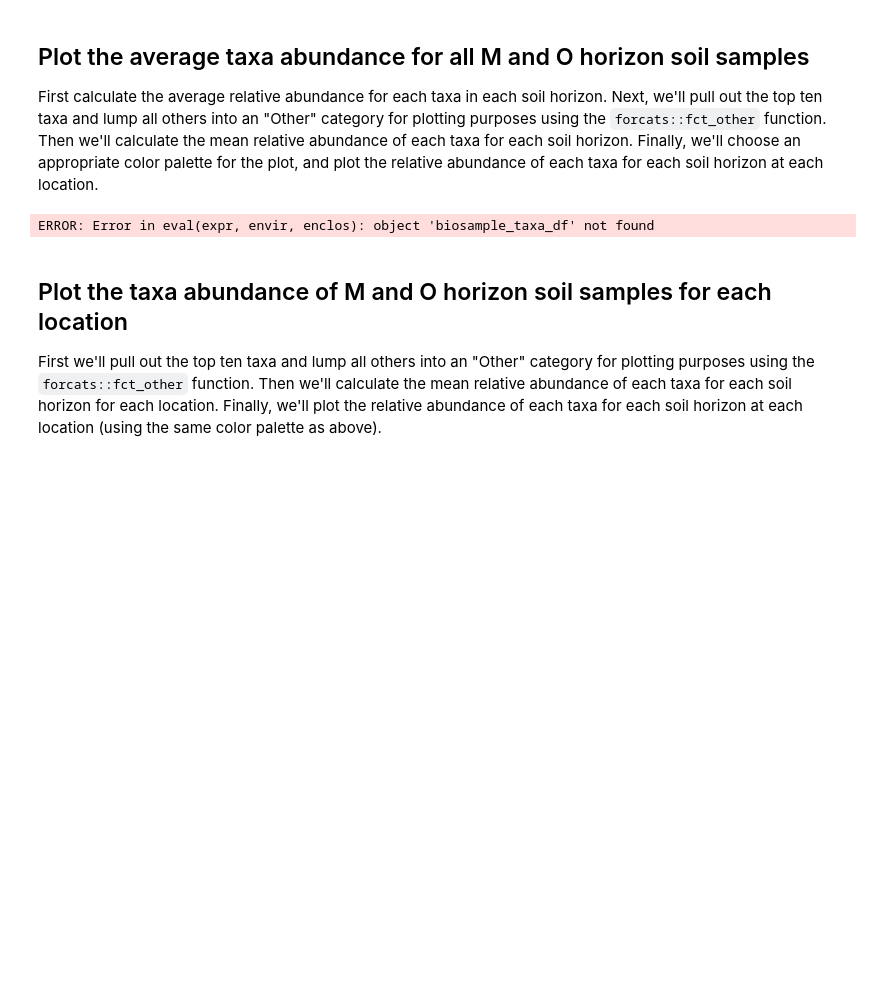
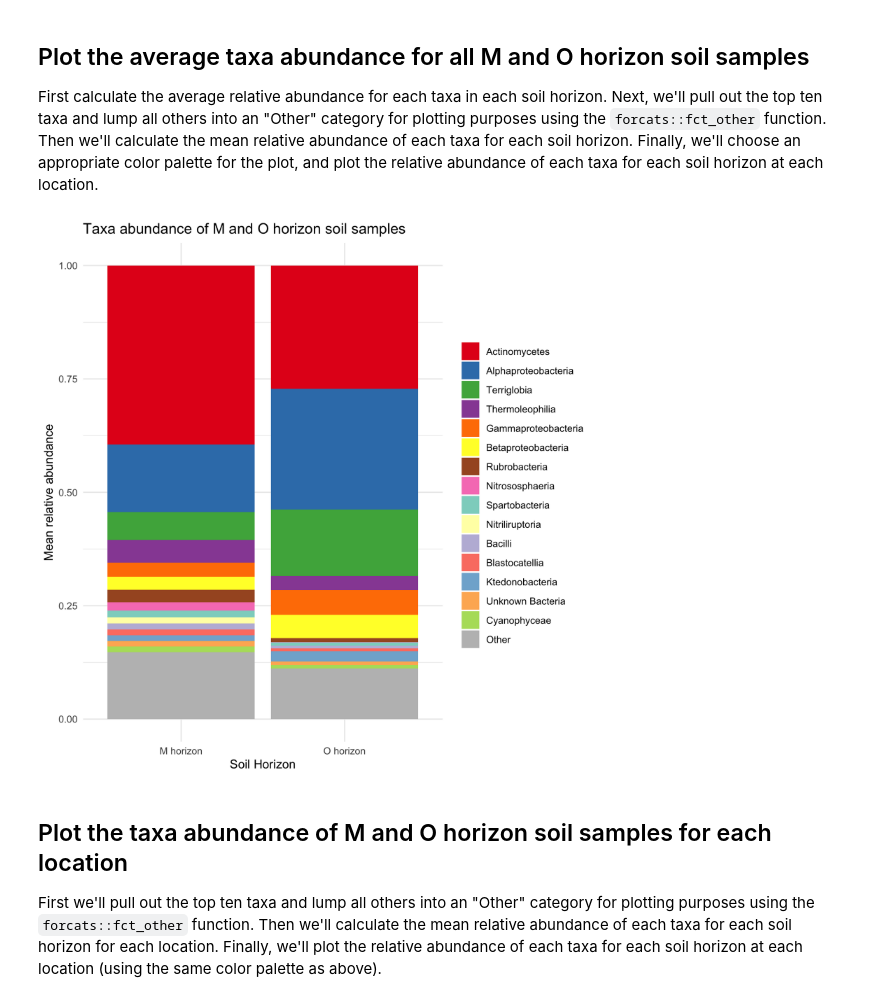
Before and after one commit to microbiomedata/nmdc_notebooks, a Jupyter notebook: taxonomic_dist_by_soil_layer/R/taxonomic_dist_soil_layer_R.ipynb, the cells around one changed output. Cells and saved outputs as stored; diff of their text form; code cells hidden in the pictures; blank space fills up the shorter version.

```diff
--- a/taxonomic_dist_by_soil_layer/R/taxonomic_dist_soil_layer_R.ipynb
+++ b/taxonomic_dist_by_soil_layer/R/taxonomic_dist_soil_layer_R.ipynb
@@ -201,0 +252,4 @@ head(extraction_df)
+# %%
+biosample_df4 <- biosample_df3 %>%
+    left_join(extraction_df, by = join_by(processed_sample_id))
+head(biosample_df4)
@@ -347,6 +483,6 @@ ERROR: Error in eval(expr, envir, enclos): object 'biosample_df8' not found
 Merge the metagenome annotation data with the biosample, pooling, processed sample, extraction, processed sample, library preparation, processed sample, omics processing, and processed sample data
 # %%
 biosample_df9 <- biosample_df8 %>%
-    left_join(metagenome_annotation_df, by = join_by(omics_processing_id))
+    left_join(metagenome_annotation_df, by = join_by(omics_processing_id), relationship = "many-to-many")
 head(biosample_df9)
 # %% [output]
@@ -409,7 +581,7 @@ A snippet of the TSV file we need to iterate over to get the taxa abundance for
 url <- biosample_df_final$url[1]
 
 # Read the TSV file
-contig_taxa_df <- read_tsv(url, col_names = FALSE)
+contig_taxa_df <- read_tsv(url, col_names = FALSE, show_col_types = FALSE)
 
 # Add column names
 colnames(contig_taxa_df) <- c('contig_id', 'taxa', 'initial_count')
@@ -456,8 +636,9 @@ for (i in 1:length(urls)) {
             group_by(taxa) %>%
             summarise(count = n()) %>%
             mutate(relative_abundance = count / sum(count))
+
+        # Add the queried url to the dataframe for later joining
         contig_taxa_df$url <- url
-        results_list[[i]] <- contig_taxa_df
         results_list[[i]] <- contig_taxa_df
 
     }, error = function(e) {
@@ -465,6 +646,7 @@ for (i in 1:length(urls)) {
     })
 }
 
+# Combine results into single dataframe
 contig_df <- bind_rows(results_list)
 
 head(contig_df)
@@ -494,25 +693,27 @@ ERROR: Error in eval(expr, envir, enclos): object 'biosample_df_final' not found
 ## Plot the average taxa abundance for all M and O horizon soil samples
 First calculate the average relative abundance for each taxa in each soil horizon.  Next, we'll pull out the top ten taxa and lump all others into an "Other" category for plotting purposes using the `forcats::fct_other` function.  Then we'll calculate the mean relative abundance of each taxa for each soil horizon. Finally, we'll choose an appropriate color palette for the plot, and plot the relative abundance of each taxa for each soil horizon at each location.
 # %%
+options(dplyr.summarise.inform = FALSE)
 horizon_taxa <- biosample_taxa_df %>%
     group_by(soil_horizon, taxa) %>%
     summarise(mean_relative_abundance = mean(relative_abundance))%>%
     arrange(mean_relative_abundance) %>%
     mutate(taxa = factor(taxa, levels = rev(unique(taxa)))) %>%
     mutate(taxa_lump = forcats::fct_other(taxa, keep = levels(taxa)[1:15], other_level = 'Other'))
 
 # Make color palette that is 9 colors long, and followed with grey
 color_pal <- c(RColorBrewer::brewer.pal(8, 'Set1'), RColorBrewer::brewer.pal(7, 'Set3'), 'grey')
 g <- ggplot(horizon_taxa, aes(x = soil_horizon, y = mean_relative_abundance, fill = taxa_lump)) +
     geom_bar(stat = 'identity', color = NA) +
     theme(axis.text.x = element_text(angle = 90, hjust = 1)) +
-    labs(title = 'Taxa abundance of M and O horizon soil samples for each location',
+    labs(title = 'Taxa abundance of M and O horizon soil samples',
          x = 'Soil Horizon', y = 'Mean relative abundance', fill = NULL) +
     scale_fill_manual(values = color_pal) +
     theme_minimal()
+options(repr.plot.width = 7, repr.plot.height = 7, repr.plot.res = 250)
 g
 # %% [output]
-ERROR: Error in eval(expr, envir, enclos): object 'biosample_taxa_df' not found
+[figure, added]
 # %% [markdown]
 ## Plot the taxa abundance of M and O horizon soil samples for each location
 First we'll pull out the top ten taxa and lump all others into an "Other" category for plotting purposes using the `forcats::fct_other` function.  Then we'll calculate the mean relative abundance of each taxa for each soil horizon for each location. Finally, we'll plot the relative abundance of each taxa for each soil horizon at each location (using the same color palette as above).
```
Also changed, not shown: parts of 27 cells of this notebook.
